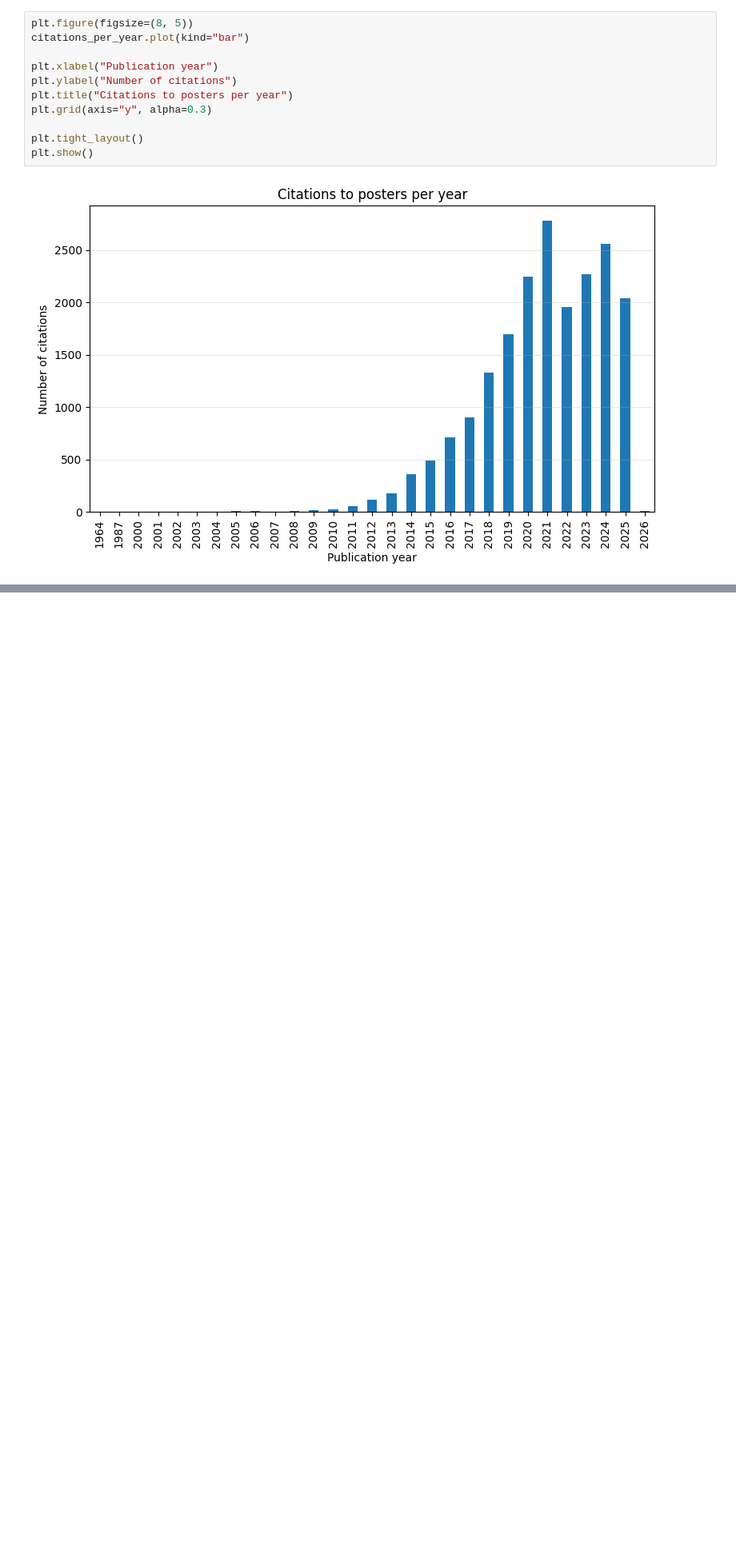
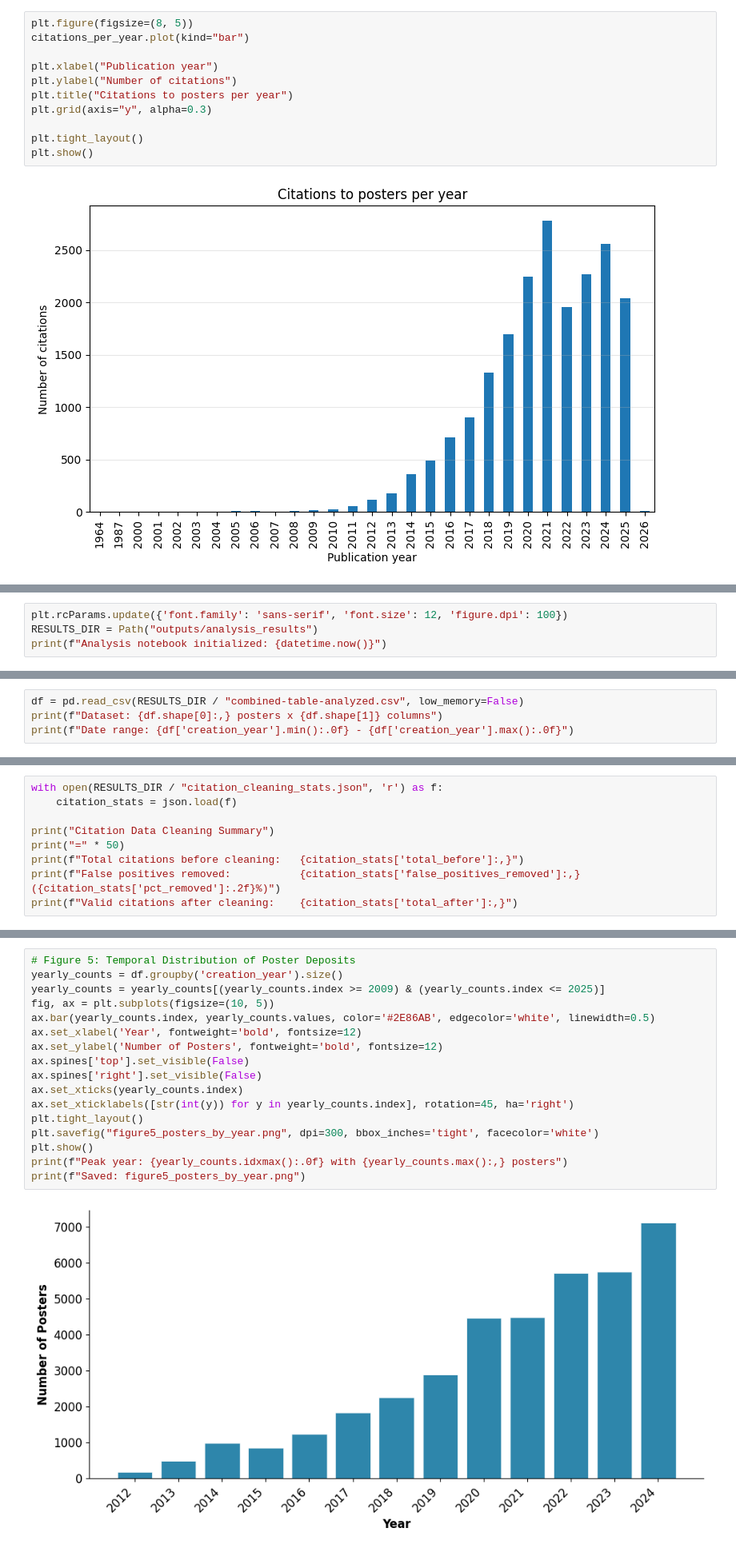
Before and after one commit to fairdataihub/poster-sharing-reuse-paper-code, a Jupyter notebook: poster-reuse.ipynb, the cells around one changed output, grey strips where cells are left out. Shown at 80% size. Drawn from its saved outputs; the diff is of its cells as text; blank space fills up the shorter version.

```diff
--- a/poster-reuse.ipynb
+++ b/poster-reuse.ipynb
@@ -1092,0 +823,4 @@ All the data is complete (non-empty) and valid (data types are as expected)
+# %%
+plt.rcParams.update({'font.family': 'sans-serif', 'font.size': 12, 'figure.dpi': 100})
+RESULTS_DIR = Path("outputs/analysis_results")
+print(f"Analysis notebook initialized: {datetime.now()}")
@@ -1092,0 +831,4 @@ All the data is complete (non-empty) and valid (data types are as expected)
+# %%
+df = pd.read_csv(RESULTS_DIR / "combined-table-analyzed.csv", low_memory=False)
+print(f"Dataset: {df.shape[0]:,} posters x {df.shape[1]} columns")
+print(f"Date range: {df['creation_year'].min():.0f} - {df['creation_year'].max():.0f}")
@@ -1092,0 +845,9 @@ All the data is complete (non-empty) and valid (data types are as expected)
+# %%
+with open(RESULTS_DIR / "citation_cleaning_stats.json", 'r') as f:
+    citation_stats = json.load(f)
+
+print("Citation Data Cleaning Summary")
+print("=" * 50)
+print(f"Total citations before cleaning:   {citation_stats['total_before']:,}")
+print(f"False positives removed:           {citation_stats['false_positives_removed']:,} ({citation_stats['pct_removed']:.2f}%)")
+print(f"Valid citations after cleaning:    {citation_stats['total_after']:,}")
@@ -1092,0 +955,19 @@ All the data is complete (non-empty) and valid (data types are as expected)
+# %%
+# Figure 5: Temporal Distribution of Poster Deposits
+yearly_counts = df.groupby('creation_year').size()
+yearly_counts = yearly_counts[(yearly_counts.index >= 2009) & (yearly_counts.index <= 2025)]
+fig, ax = plt.subplots(figsize=(10, 5))
+ax.bar(yearly_counts.index, yearly_counts.values, color='#2E86AB', edgecolor='white', linewidth=0.5)
+ax.set_xlabel('Year', fontweight='bold', fontsize=12)
+ax.set_ylabel('Number of Posters', fontweight='bold', fontsize=12)
+ax.spines['top'].set_visible(False)
+ax.spines['right'].set_visible(False)
+ax.set_xticks(yearly_counts.index)
+ax.set_xticklabels([str(int(y)) for y in yearly_counts.index], rotation=45, ha='right')
+plt.tight_layout()
+plt.savefig("figure5_posters_by_year.png", dpi=300, bbox_inches='tight', facecolor='white')
+plt.show()
+print(f"Peak year: {yearly_counts.idxmax():.0f} with {yearly_counts.max():,} posters")
+print(f"Saved: figure5_posters_by_year.png")
+# %% [output]
+[figure, added]
```
Also changed, not shown: parts of 39 cells of this notebook.
